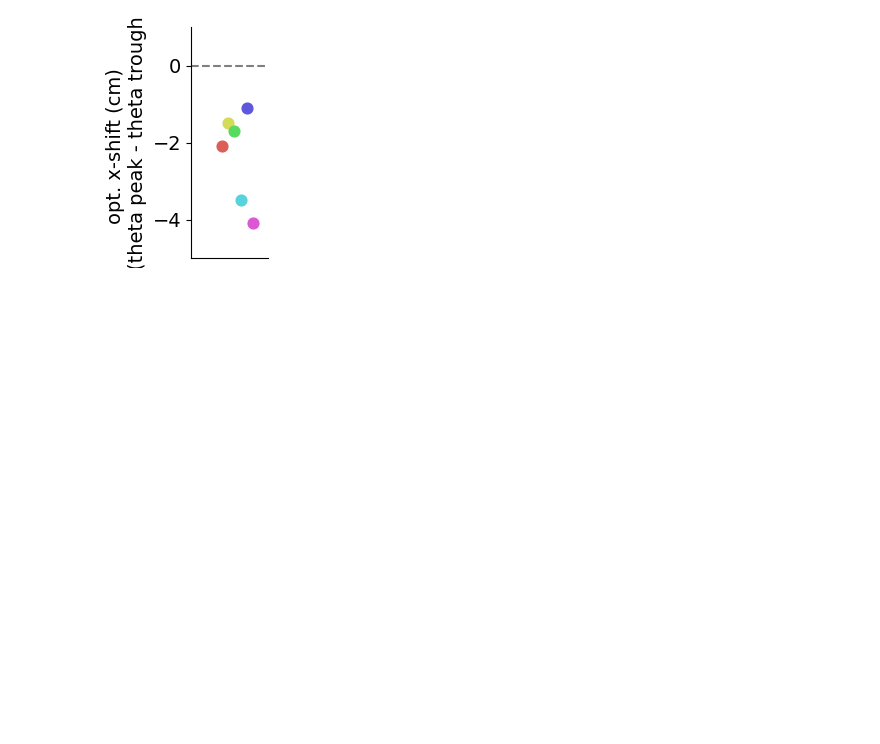
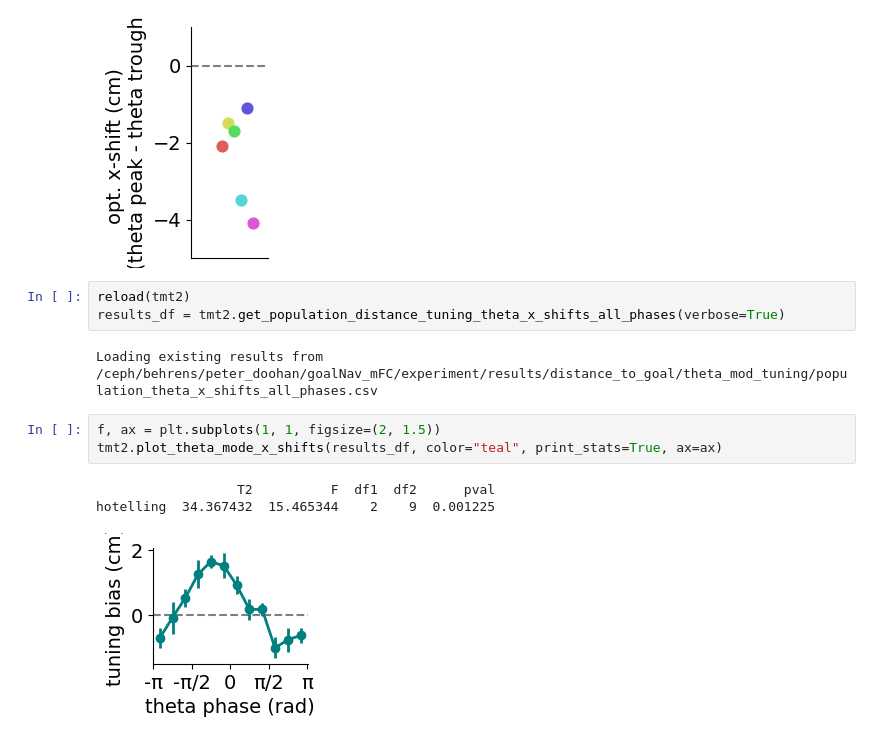
Before and after one commit to peterdoohan/GridMaze-mFC, a Jupyter notebook: Notebooks/theta_mod.ipynb, the cells around one changed output. Cells and saved outputs as stored; diff of their text form; blank space fills up the shorter version.

```diff
--- a/Notebooks/theta_mod.ipynb
+++ b/Notebooks/theta_mod.ipynb
@@ -136,3 +139,15 @@ tmt.plot_subject_theta_x_shifts(ax=ax, print_stats=True)
 # %% [output]
 t-test: t = -4.778, p = 0.002
 [figure]
+# %%
+reload(tmt2)
+results_df = tmt2.get_population_distance_tuning_theta_x_shifts_all_phases(verbose=True)
+# %% [output]
+Loading existing results from /ceph/behrens/peter_doohan/goalNav_mFC/experiment/results/distance_to_goal/theta_mod_tuning/population_theta_x_shifts_all_phases.csv
+# %%
+f, ax = plt.subplots(1, 1, figsize=(2, 1.5))
+tmt2.plot_theta_mode_x_shifts(results_df, color="teal", print_stats=True, ax=ax)
+# %% [output]
+                  T2          F  df1  df2      pval
+hotelling  34.367432  15.465344    2    9  0.001225
+[figure, added]
```
Also changed, not shown: parts of 3 cells of this notebook, 2 other files.
